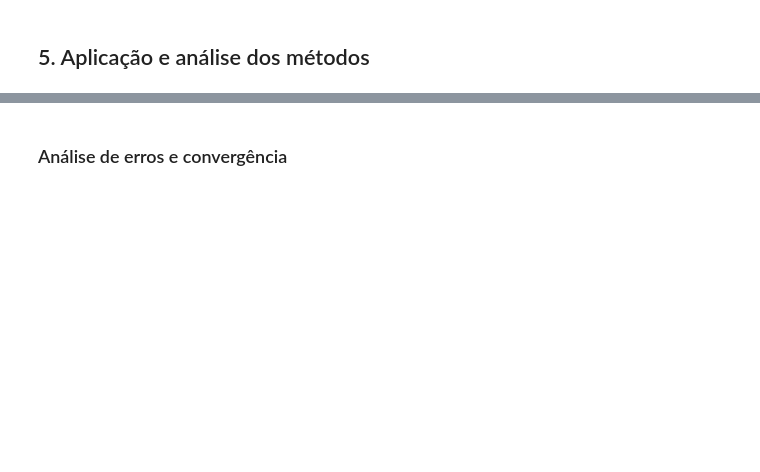
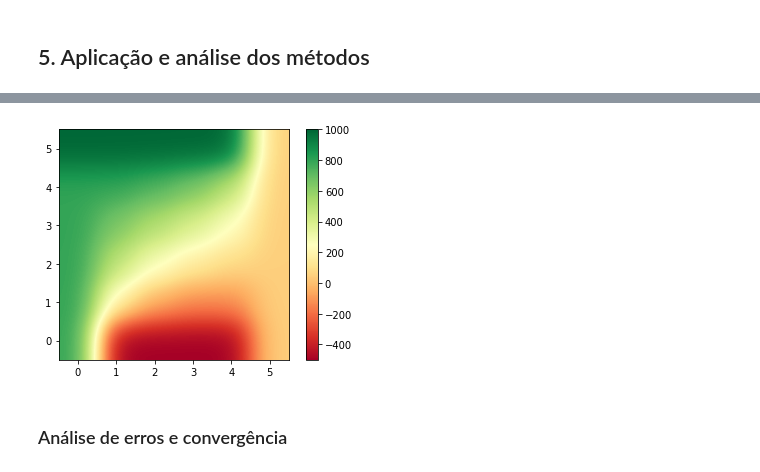
Before and after one commit to marianajo/laplaces-equation, a Jupyter notebook: code/solution.ipynb, the cells around one changed output, grey strips where cells are left out. Cells and saved outputs as stored; diff of their text form; code cells hidden in the pictures; blank space fills up the shorter version.

```diff
--- a/code/solution.ipynb
+++ b/code/solution.ipynb
@@ -127,11 +127,3 @@ def jacobi_method(matrix, h, tol=(10**(-3))):
 Explicar método e a diferença dele pro Jacobi
 
 Para $N=10$:
-# %%
-g = z
-
-for i in range(N):
-    for r, c in itertools.product(range(1, h-1), range(1, h-1)):
-        adj = [g[r-1, c], g[r+1, c], g[r, c-1], g[r, c+1]]
-        g[r, c] = np.mean(adj)
-print(g)
@@ -198,3 +212,8 @@ plot_potential(jacobi["solution"])
+# %%
+gauss = gauss_method(z, h)
+plot_potential(gauss["solution"])
+# %% [output]
+[figure, added]
 # %% [markdown]
 ### Análise de erros e convergência
 # %%
```
Also changed, not shown: parts of 10 cells of this notebook.
